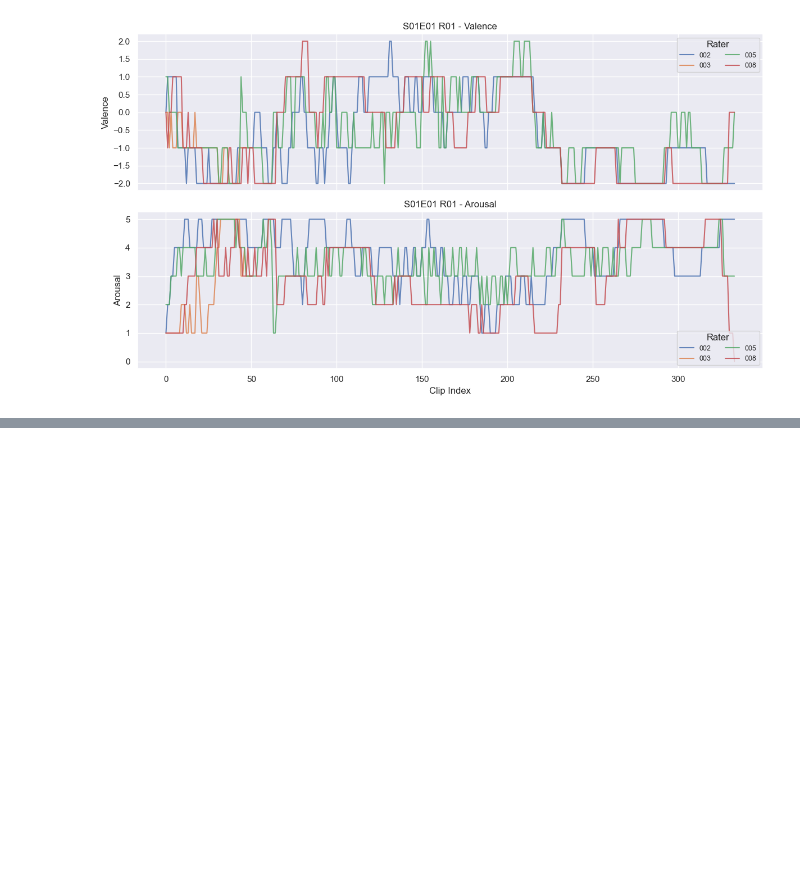
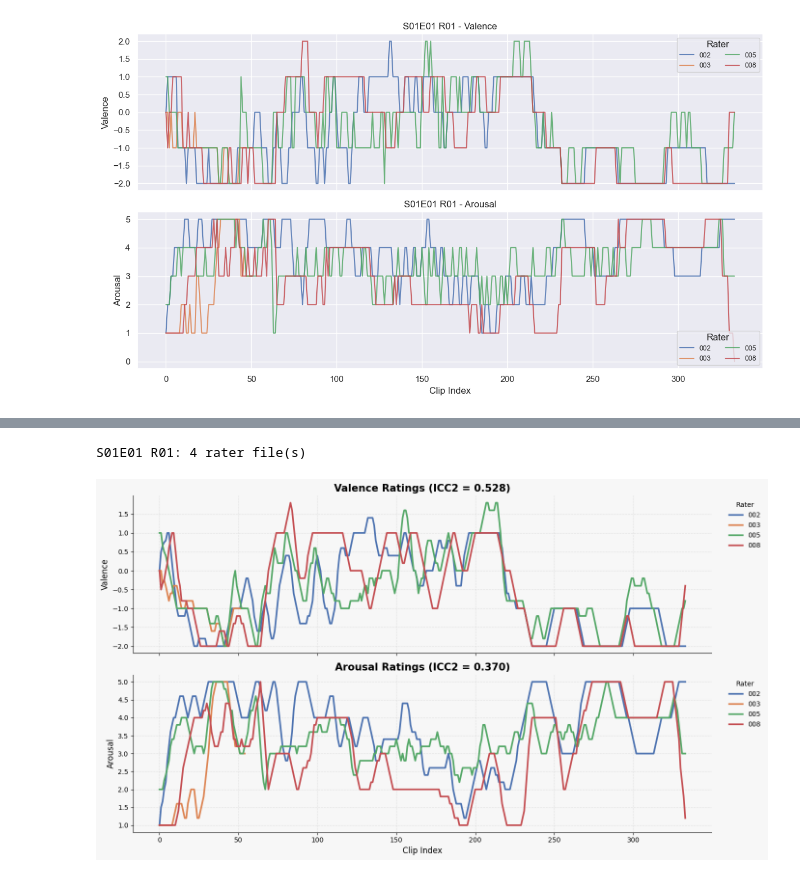
Before and after one commit to Cgonz705/diva-emotion-dfc, a Jupyter notebook: 0-annotations-cleaning.ipynb, the cells around one changed output, grey strips where cells are left out. Drawn from its saved outputs; the diff is of its cells as text; code cells hidden in the pictures; blank space fills up the shorter version.

```diff
--- a/0-annotations-cleaning.ipynb
+++ b/0-annotations-cleaning.ipynb
@@ -14,8 +14,10 @@ import re
 # %%
 # Setup directories and plotting theme
 data_dir = "./dset"
-raw_annot_dir = op.join(data_dir, "annotations")
+#raw_annot_dir = op.join(data_dir, "annotations")
 deriv_dir = op.join(data_dir, "derivatives")
+raw_annot_dir = op.join(deriv_dir, "annotations-anonymized")
+
 
 # # Create directories
 # OUT_DIR.mkdir(parents=True, exist_ok=True)
@@ -160,0 +372,70 @@ S01E01 R04: 2 rater file(s)
+# %%
+# Plot all raters for one run on the same valence/arousal figure
+episode_to_plot = "S01E01"
+run_to_plot = "R01"
+
+# --- STYLE ---
+plt.style.use('default')  # reset
+colors = ['#4C72B0', '#DD8452', '#55A868', '#C44E52', '#8172B2']  # nice palette
+
+run_files = episode_csvs.get(episode_to_plot, {}).get(run_to_plot, [])
+print(f"{episode_to_plot} {run_to_plot}: {len(run_files)} rater file(s)")
+
+if not run_files:
+    print("No files found for this episode/run.")
+else:
+    fig, axes = plt.subplots(2, 1, figsize=(14, 8), sharex=True)
+
+    # soft background
+    fig.patch.set_facecolor('#f7f7f7')
+    axes[0].set_facecolor('#f7f7f7')
+    axes[1].set_facecolor('#f7f7f7')
+
+    for i, file_path in enumerate(run_files):
+        df = pd.read_csv(file_path)
+        col_lookup = {c.lower(): c for c in df.columns}
+        val_col = col_lookup.get("valence")
+        aro_col = col_lookup.get("arousal")
+
+        if val_col is None or aro_col is None:
+            continue
+
+        filename = op.basename(file_path)
+        rater_label = filename.split("_")[-1].replace(".csv", "")
+
+        # smooth lines
+        val_series = pd.to_numeric(df[val_col], errors="coerce").rolling(5, min_periods=1).mean()
+        aro_series = pd.to_numeric(df[aro_col], errors="coerce").rolling(5, min_periods=1).mean()
+
+        color = colors[i % len(colors)]
+
+        axes[0].plot(val_series, label=rater_label, linewidth=2.5, color=color)
+        axes[1].plot(aro_series, label=rater_label, linewidth=2.5, color=color)
+
+    # --- TITLES ---
+    axes[0].set_title(f"Valence Ratings (ICC2 = {icc_val:.3f})", fontsize=15, weight='bold')
+    axes[1].set_title(f"Arousal Ratings (ICC2 = {icc_aro:.3f})", fontsize=15, weight='bold')
+
+    # --- LABELS ---
+    axes[0].set_ylabel("Valence", fontsize=12)
+    axes[1].set_ylabel("Arousal", fontsize=12)
+    axes[1].set_xlabel("Clip Index", fontsize=12)
+
+    # --- GRID ---
+    for ax in axes:
+        ax.grid(True, linestyle='--', alpha=0.3)
+
+    # --- LEGEND ---
+    axes[0].legend(title="Rater", bbox_to_anchor=(1.02, 1), loc='upper left', frameon=False)
+    axes[1].legend(title="Rater", bbox_to_anchor=(1.02, 1), loc='upper left', frameon=False)
+
+    # remove top/right borders (clean look)
+    for ax in axes:
+        ax.spines['top'].set_visible(False)
+        ax.spines['right'].set_visible(False)
+
+    plt.tight_layout()
+    plt.show()
+# %% [output]
+S01E01 R01: 4 rater file(s)
+[figure, added]
```
Also changed, not shown: parts of 8 cells of this notebook.
